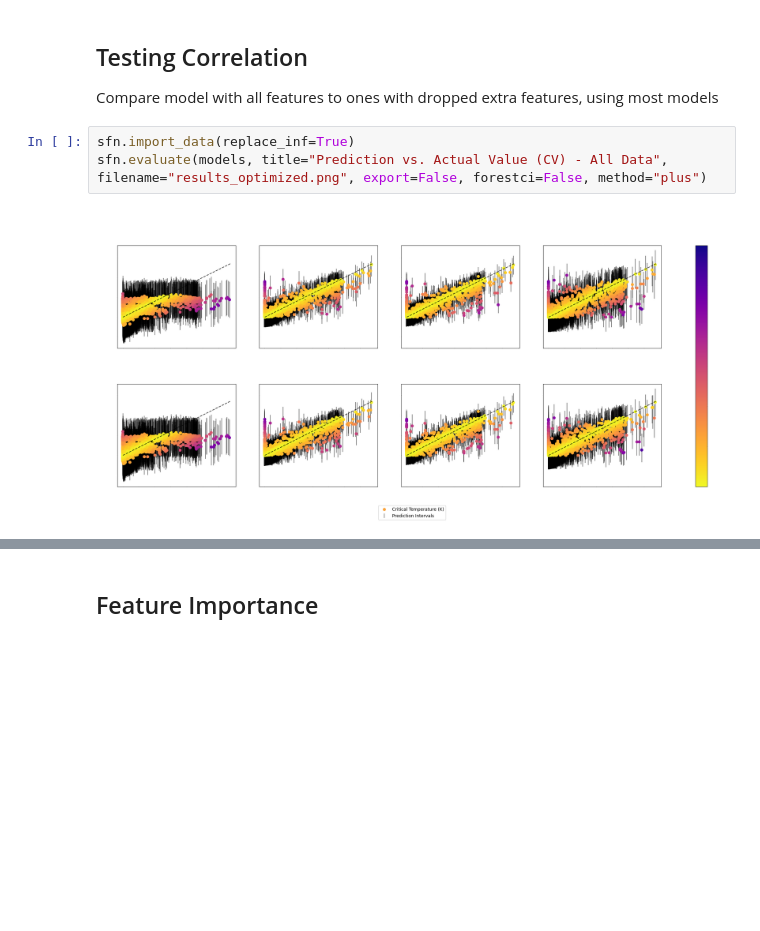
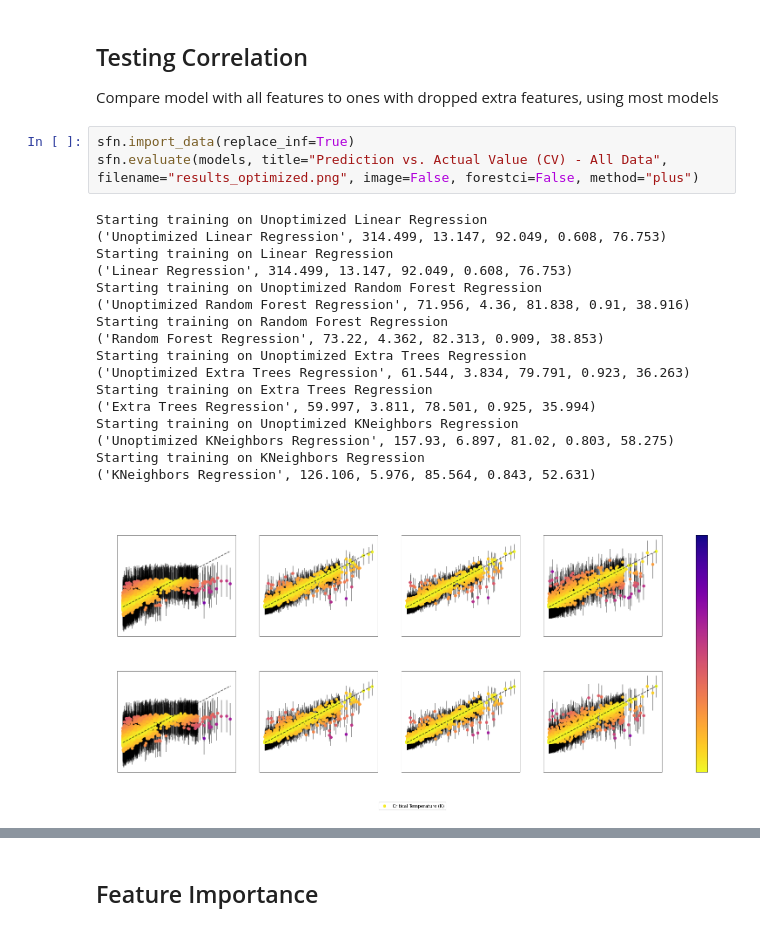
Before and after one commit to sylphrena0/classe, a Jupyter notebook: code/feature_selection.ipynb, the cells around one changed output, grey strips where cells are left out. Saved outputs shown, nothing was run; the diff lists cells and outputs as text; blank space fills up the shorter version.

```diff
--- a/code/feature_selection.ipynb
+++ b/code/feature_selection.ipynb
@@ -74,8 +74,24 @@ warnings.filterwarnings('ignore') #got tired of non-converging errors
 Compare model with all features to ones with dropped extra features, using most models
 # %%
 sfn.import_data(replace_inf=True)
-sfn.evaluate(models, title="Prediction vs. Actual Value (CV) - All Data", filename="results_optimized.png", export=False, forestci=False, method="plus")
+sfn.evaluate(models, title="Prediction vs. Actual Value (CV) - All Data", filename="results_optimized.png", image=False, forestci=False, method="plus")
 # %% [output]
+Starting training on Unoptimized Linear Regression
+('Unoptimized Linear Regression', 314.499, 13.147, 92.049, 0.608, 76.753)
+Starting training on Linear Regression
+('Linear Regression', 314.499, 13.147, 92.049, 0.608, 76.753)
+Starting training on Unoptimized Random Forest Regression
+('Unoptimized Random Forest Regression', 71.956, 4.36, 81.838, 0.91, 38.916)
+Starting training on Random Forest Regression
+('Random Forest Regression', 73.22, 4.362, 82.313, 0.909, 38.853)
+Starting training on Unoptimized Extra Trees Regression
+('Unoptimized Extra Trees Regression', 61.544, 3.834, 79.791, 0.923, 36.263)
+Starting training on Extra Trees Regression
+('Extra Trees Regression', 59.997, 3.811, 78.501, 0.925, 35.994)
+Starting training on Unoptimized KNeighbors Regression
+('Unoptimized KNeighbors Regression', 157.93, 6.897, 81.02, 0.803, 58.275)
+Starting training on KNeighbors Regression
+('KNeighbors Regression', 126.106, 5.976, 85.564, 0.843, 52.631)
-[figure, old version]
+[figure, new version]
 # %%
 sfn.import_data(replace_inf=True, drop=poor_corr)
```
Also changed, not shown: parts of 7 cells of this notebook, 2 other files.
